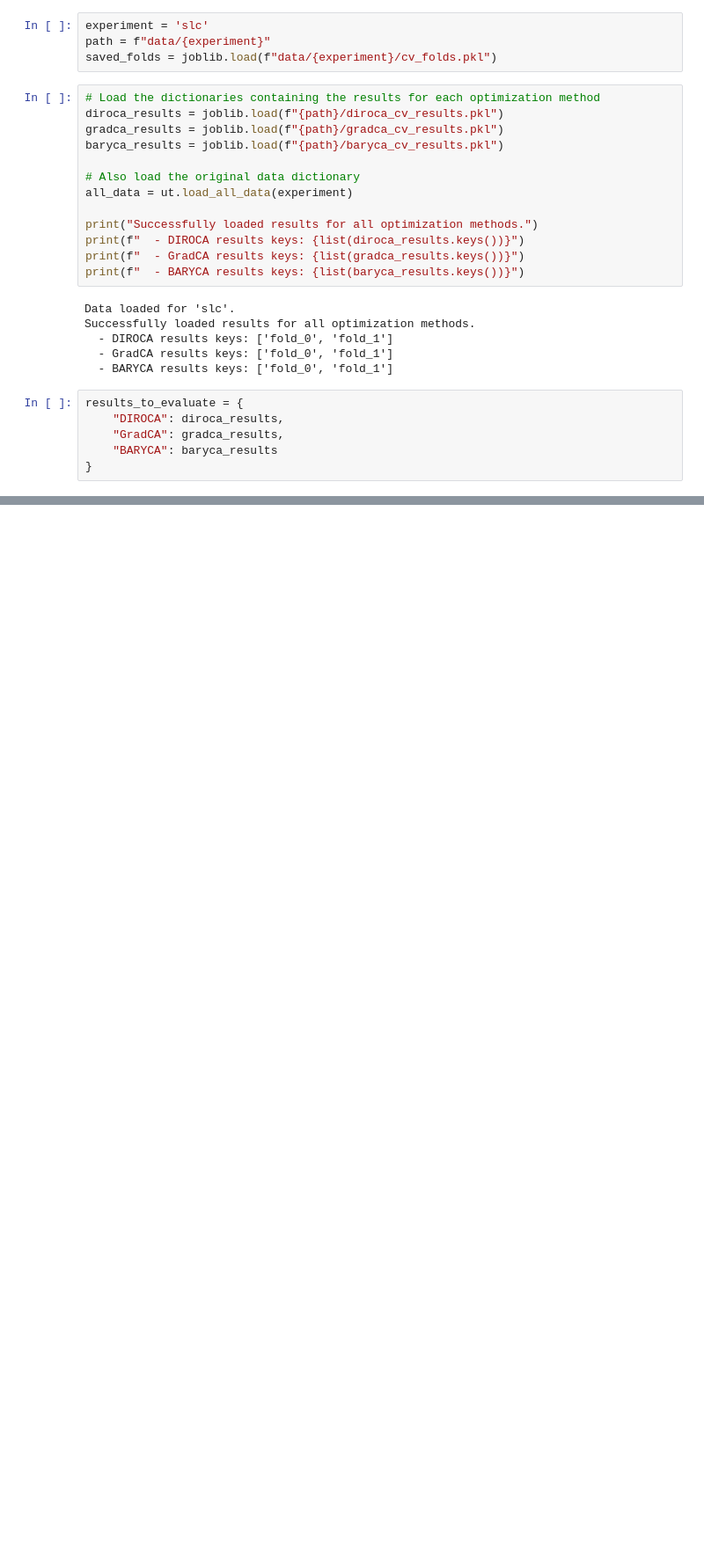
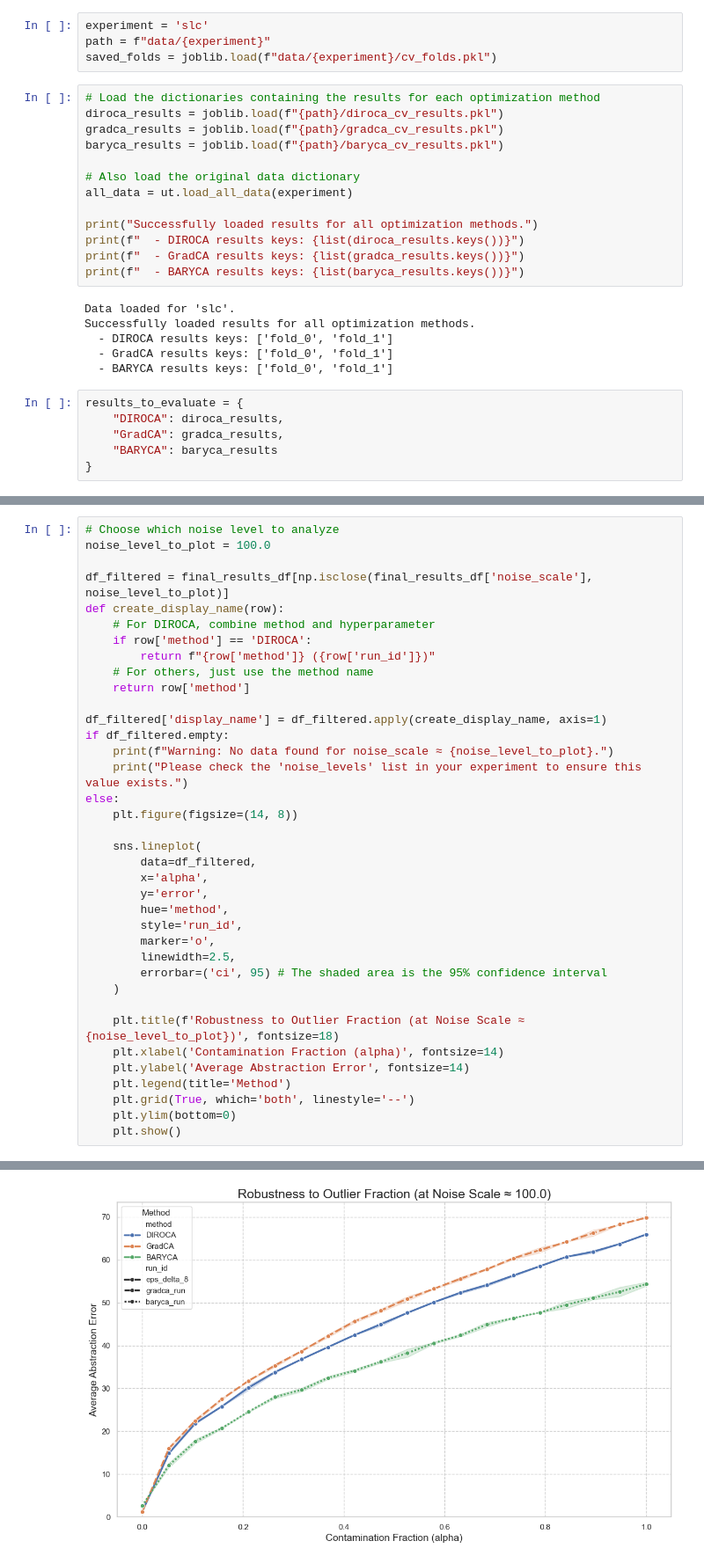
Before and after one commit to yfelekis/DiRoCA, a Jupyter notebook: gauss_evaluation.ipynb, the cells around one changed output, grey strips where cells are left out. Shown at 88% size. Saved outputs shown, nothing was run; the diff lists cells and outputs as text; blank space fills up the shorter version.

```diff
--- a/gauss_evaluation.ipynb
+++ b/gauss_evaluation.ipynb
@@ -748,0 +409,38 @@ BARYCA (baryca_run)                 |  2.7811 ± 0.3314
+# %%
+# Choose which noise level to analyze
+noise_level_to_plot = 100.0
+
+df_filtered = final_results_df[np.isclose(final_results_df['noise_scale'], noise_level_to_plot)]
+def create_display_name(row):
+    # For DIROCA, combine method and hyperparameter
+    if row['method'] == 'DIROCA':
+        return f"{row['method']} ({row['run_id']})"
+    # For others, just use the method name
+    return row['method']
+
+df_filtered['display_name'] = df_filtered.apply(create_display_name, axis=1)
+if df_filtered.empty:
+    print(f"Warning: No data found for noise_scale ≈ {noise_level_to_plot}.")
+    print("Please check the 'noise_levels' list in your experiment to ensure this value exists.")
+else:
+    plt.figure(figsize=(14, 8))
+
+    sns.lineplot(
+        data=df_filtered,
+        x='alpha',
+        y='error',
+        hue='method',
+        style='run_id',
+        marker='o',
+        linewidth=2.5,
+        errorbar=('ci', 95) # The shaded area is the 95% confidence interval
+    )
+
+    plt.title(f'Robustness to Outlier Fraction (at Noise Scale ≈ {noise_level_to_plot})', fontsize=18)
+    plt.xlabel('Contamination Fraction (alpha)', fontsize=14)
+    plt.ylabel('Average Abstraction Error', fontsize=14)
+    plt.legend(title='Method')
+    plt.grid(True, which='both', linestyle='--')
+    plt.ylim(bottom=0)
+    plt.show()
+# %% [output]
@@ -748,0 +452 @@ BARYCA (baryca_run)                 |  2.7811 ± 0.3314
+[figure, added]
```
Also changed, not shown: parts of 26 cells of this notebook, 4 other files.
